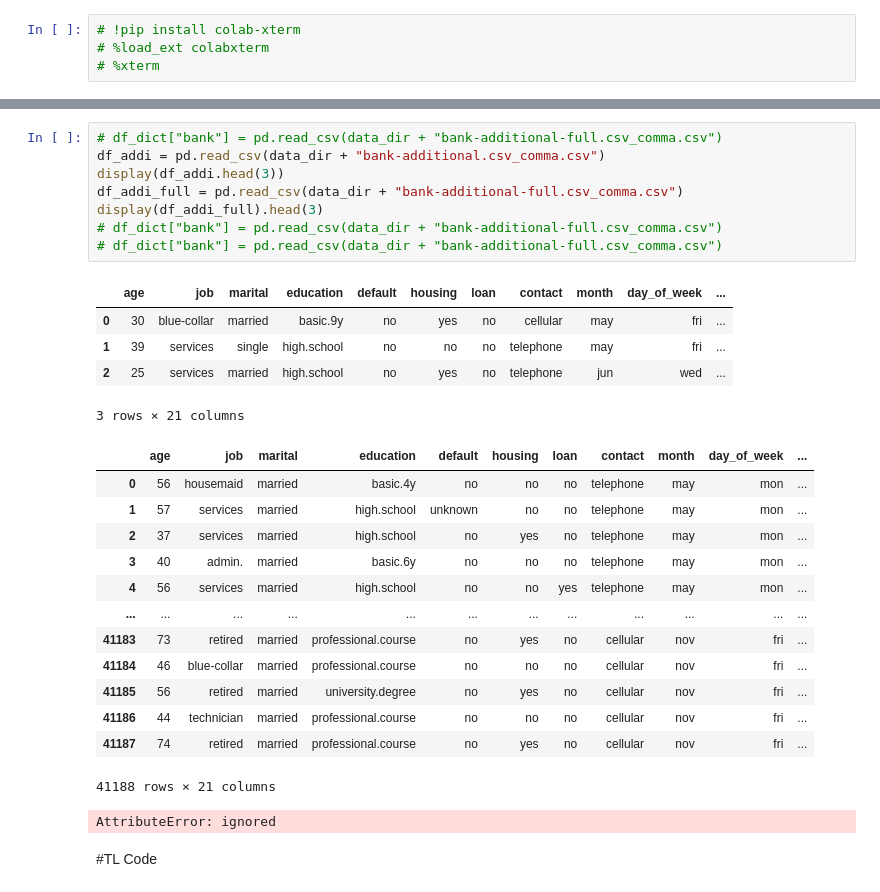
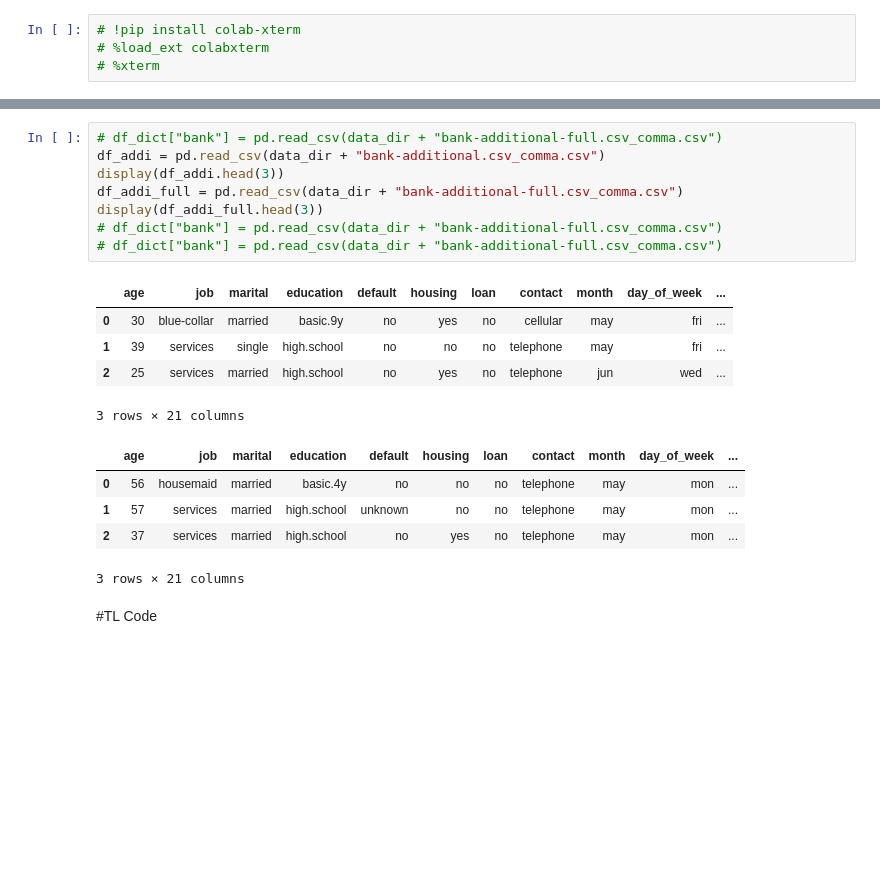
Before and after one commit to VincentChong123/00_sutd_modeling, a Jupyter notebook: 2-model-teamX-sutd.ipynb, the cells around one changed output, grey strips where cells are left out. Saved outputs shown, nothing was run; the diff lists cells and outputs as text; blank space fills up the shorter version.

```diff
--- a/2-model-teamX-sutd.ipynb
+++ b/2-model-teamX-sutd.ipynb
@@ -87,30 +86,21 @@ print(csv_files)
 # %%
 # df_dict["bank"] = pd.read_csv(data_dir + "bank-additional-full.csv_comma.csv")
 df_addi = pd.read_csv(data_dir + "bank-additional.csv_comma.csv")
 display(df_addi.head(3))
 df_addi_full = pd.read_csv(data_dir + "bank-additional-full.csv_comma.csv")
-display(df_addi_full).head(3)
+display(df_addi_full.head(3))
 # df_dict["bank"] = pd.read_csv(data_dir + "bank-additional-full.csv_comma.csv")
 # df_dict["bank"] = pd.read_csv(data_dir + "bank-additional-full.csv_comma.csv")
 # %% [output]
 |  | age | job | marital | education | default | housing | loan | contact | month | day_of_week | ... |
 | 0 | 30 | blue-collar | married | basic.9y | no | yes | no | cellular | may | fri | ... |
 | 1 | 39 | services | single | high.school | no | no | no | telephone | may | fri | ... |
 | 2 | 25 | services | married | high.school | no | yes | no | telephone | jun | wed | ... |
 3 rows × 21 columns
 |  | age | job | marital | education | default | housing | loan | contact | month | day_of_week | ... |
 | 0 | 56 | housemaid | married | basic.4y | no | no | no | telephone | may | mon | ... |
 | 1 | 57 | services | married | high.school | unknown | no | no | telephone | may | mon | ... |
 | 2 | 37 | services | married | high.school | no | yes | no | telephone | may | mon | ... |
-| 3 | 40 | admin. | married | basic.6y | no | no | no | telephone | may | mon | ... |
-| 4 | 56 | services | married | high.school | no | no | yes | telephone | may | mon | ... |
-| ... | ... | ... | ... | ... | ... | ... | ... | ... | ... | ... | ... |
-| 41183 | 73 | retired | married | professional.course | no | yes | no | cellular | nov | fri | ... |
-| 41184 | 46 | blue-collar | married | professional.course | no | no | no | cellular | nov | fri | ... |
-| 41185 | 56 | retired | married | university.degree | no | yes | no | cellular | nov | fri | ... |
-| 41186 | 44 | technician | married | professional.course | no | no | no | cellular | nov | fri | ... |
-| 41187 | 74 | retired | married | professional.course | no | yes | no | cellular | nov | fri | ... |
-41188 rows × 21 columns
+3 rows × 21 columns
-AttributeError: ignored
 # %% [markdown]
 #TL Code
```
Also changed, not shown: parts of 6 cells of this notebook.
